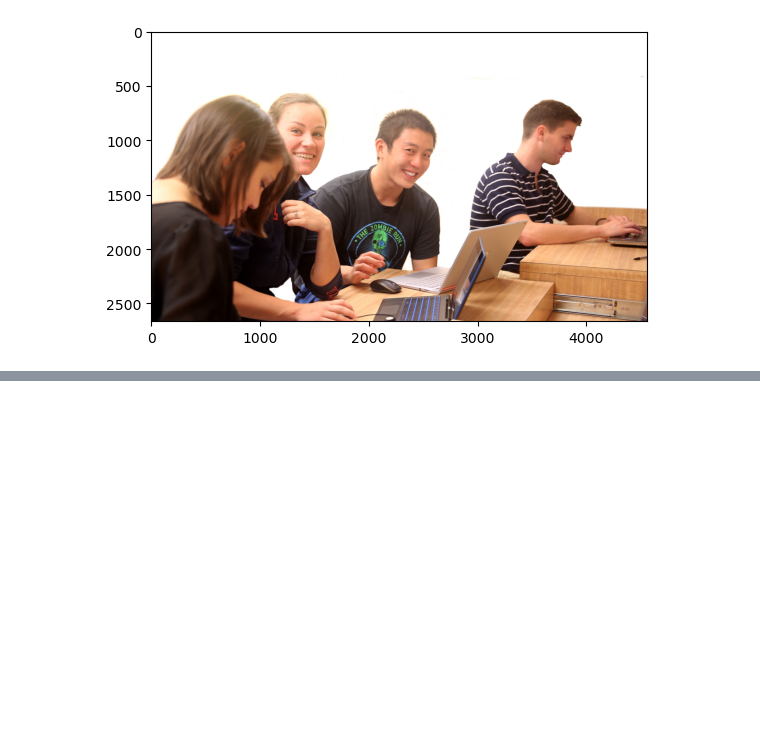
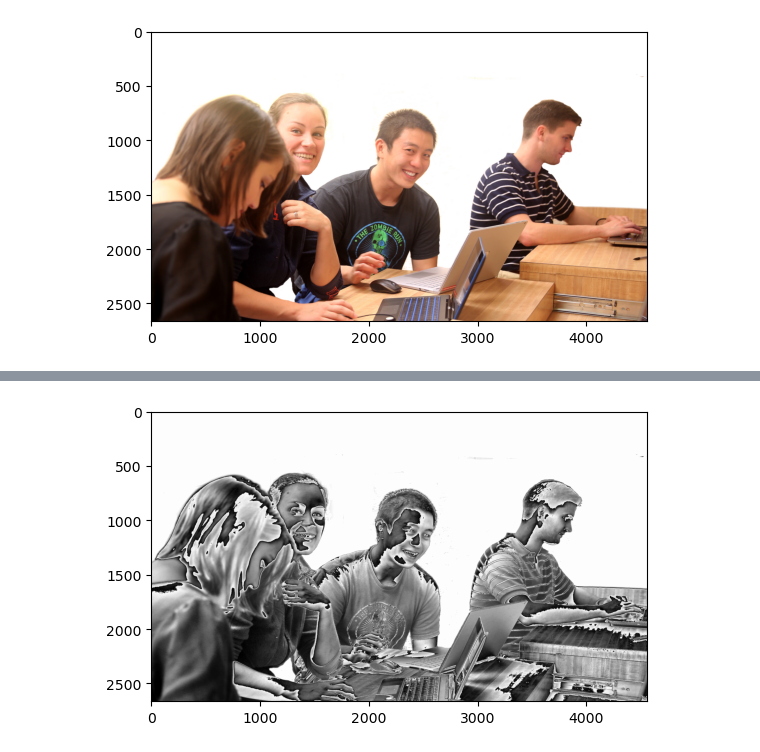
Before and after one commit to monkeygobah/code_grand_rounds, a Jupyter notebook: module_2_Computer_Vision/CV_Workshop.ipynb, the cells around one changed output, grey strips where cells are left out. Drawn from its saved outputs; the diff is of its cells as text; code cells hidden in the pictures; blank space fills up the shorter version.

```diff
--- a/module_2_Computer_Vision/CV_Workshop.ipynb
+++ b/module_2_Computer_Vision/CV_Workshop.ipynb
@@ -42,0 +119,8 @@ imgplot = plt.imshow(ben)
+# %%
+# Option 1
+ben_gray = (ben[:, :, 0] + ben[:, :, 1] + ben[:, :, 2])/3
+# %%
+# This doesn't look quite right
+imgplot = plt.imshow(ben_gray, cmap='gray')
+# %% [output]
+[figure, added]
```
Also changed, not shown: parts of 23 cells of this notebook, 1 other file.
